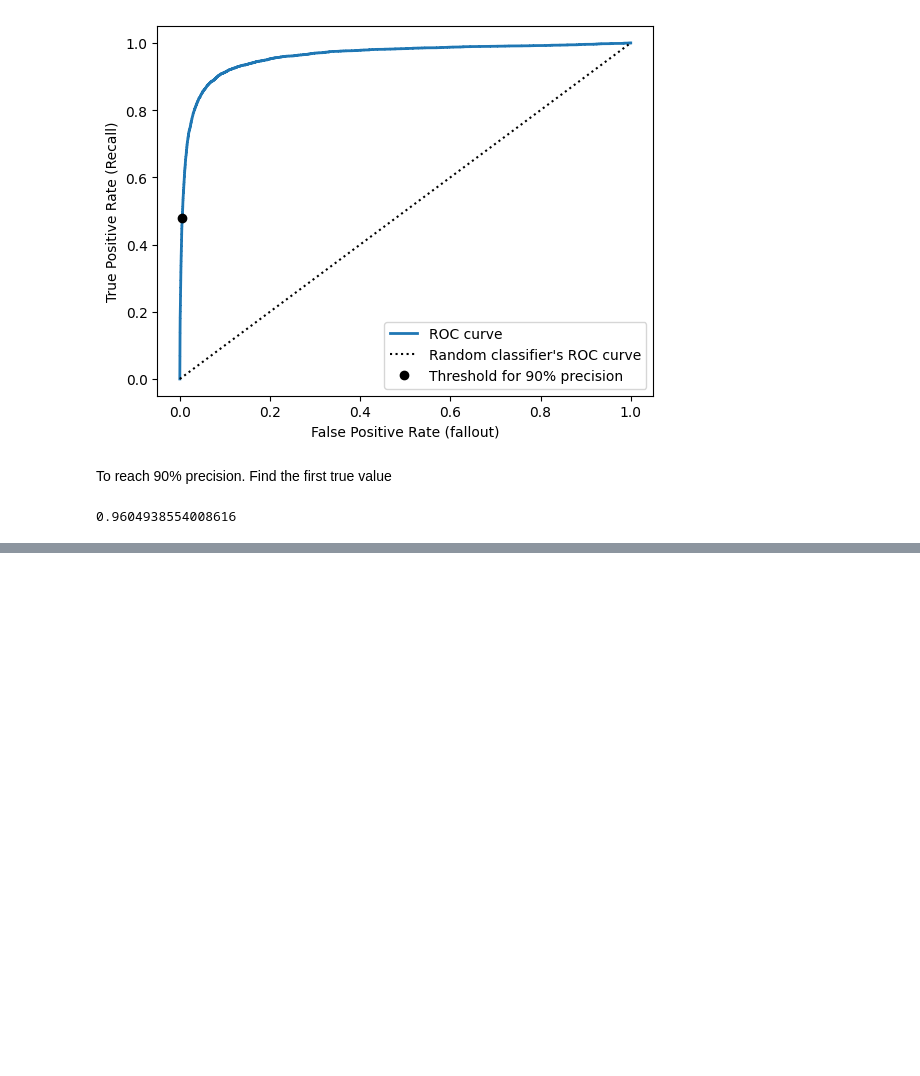
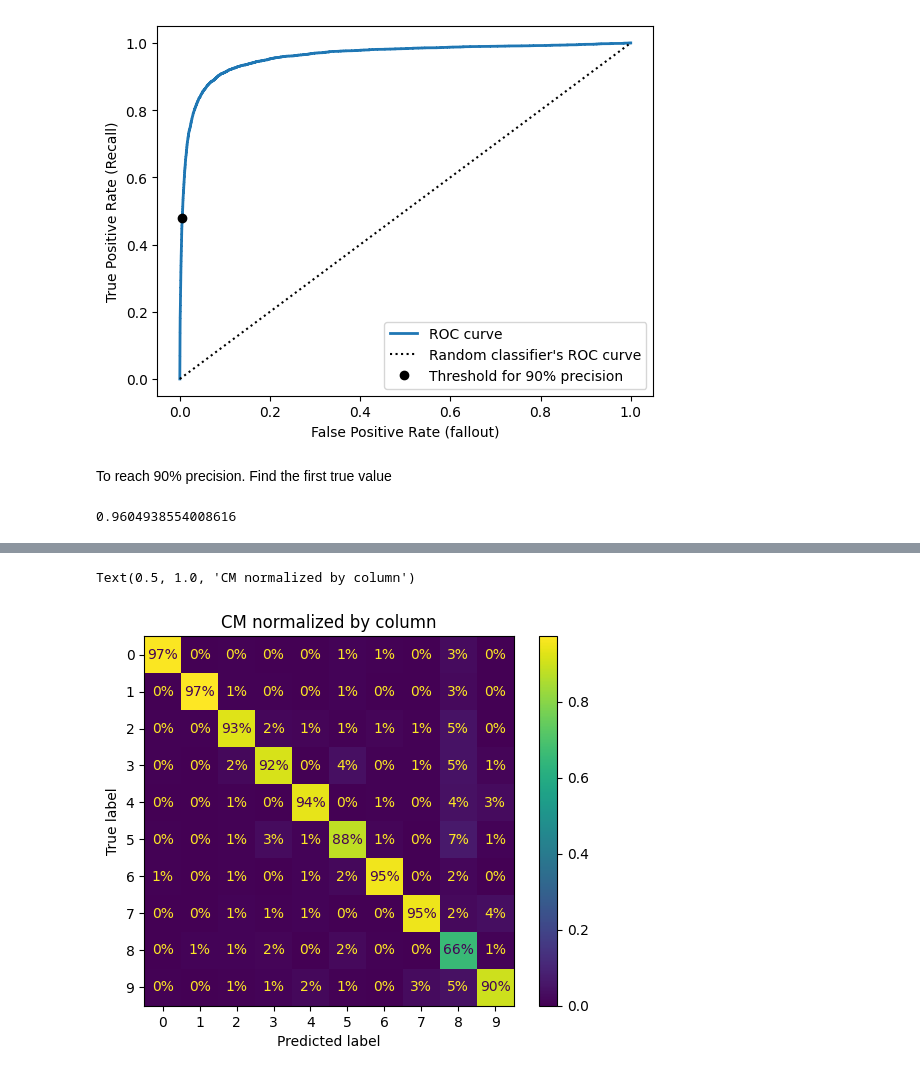
Before and after one commit to BinniesLite/ml_stuff, a Jupyter notebook: c2_classification/code.ipynb, the cells around one changed output, grey strips where cells are left out. Drawn from its saved outputs; the diff is of its cells as text; code cells hidden in the pictures; blank space fills up the shorter version.

```diff
--- a/c2_classification/code.ipynb
+++ b/c2_classification/code.ipynb
@@ -264,0 +375,7 @@ y_probas_forest = cross_val_predict(forest_clf, X_train, y_train_5, method="pred
+# %%
+ConfusionMatrixDisplay.from_predictions(y_train, y_train_pred, normalize="pred", values_format=".0%")
+
+plt.title("CM normalized by column")
+# %% [output]
+Text(0.5, 1.0, 'CM normalized by column')
+[figure, added]
```
Also changed, not shown: parts of 33 cells of this notebook.
